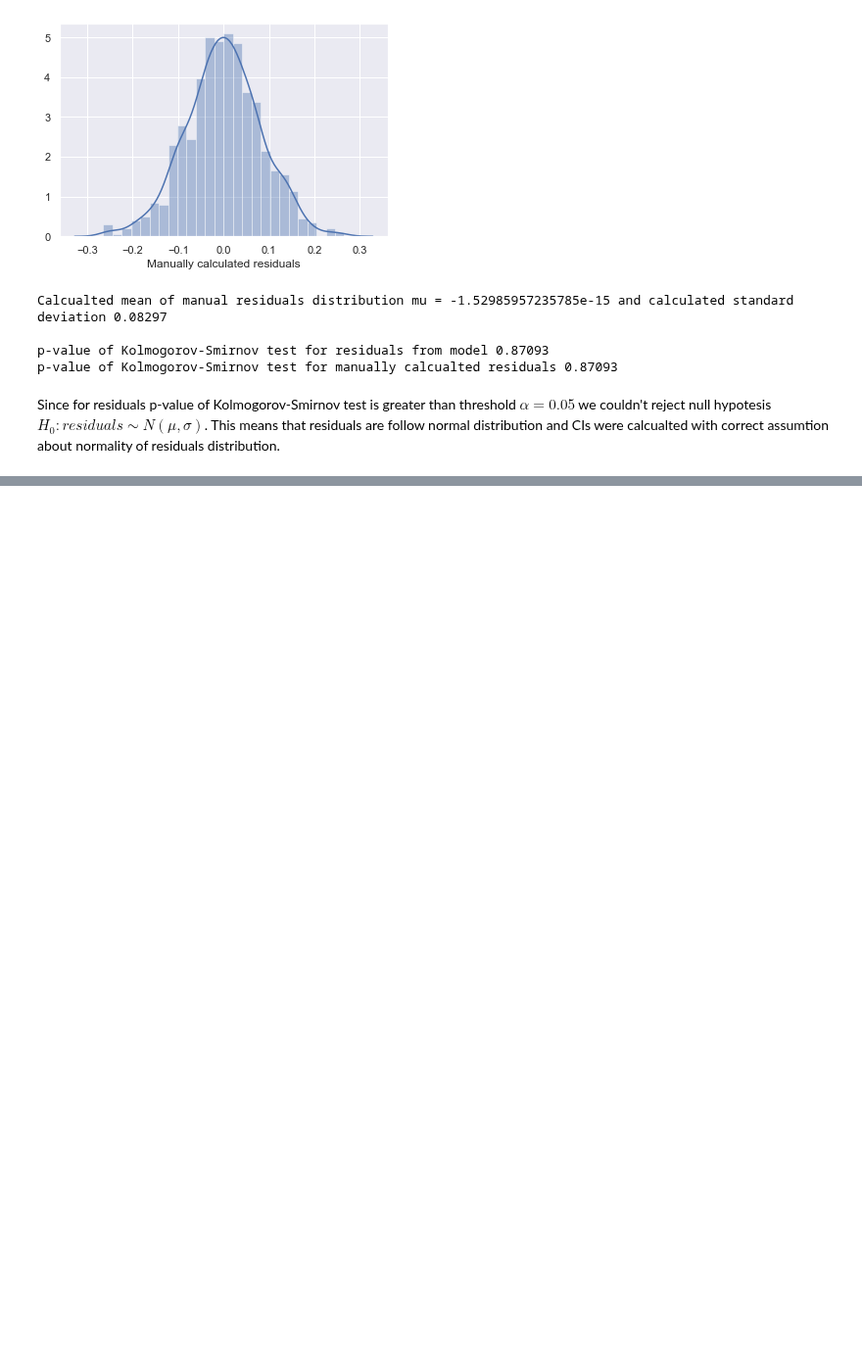
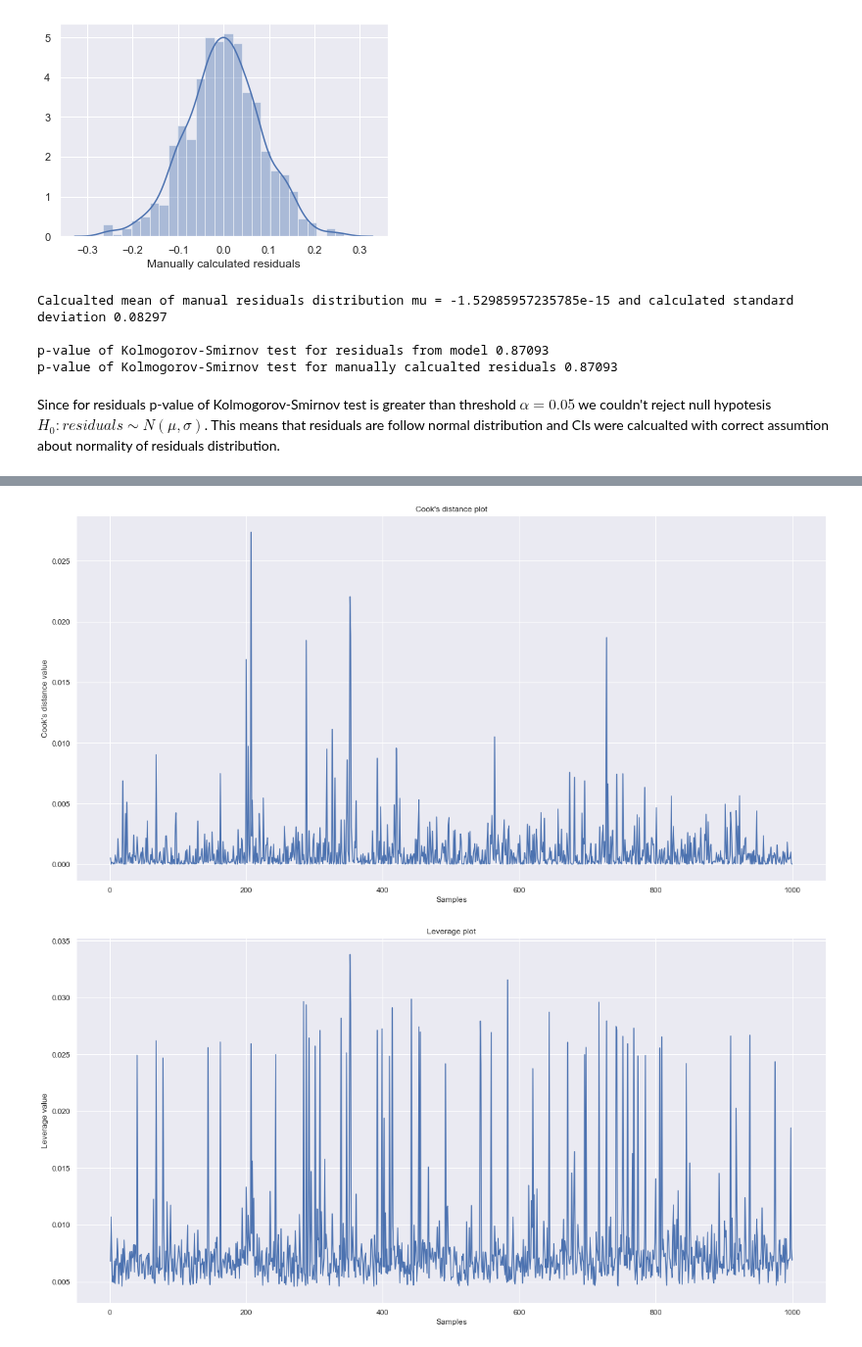
Before and after one commit to kai-wren/Statistic, a Jupyter notebook: Assignment 2.ipynb, the cells around one changed output, grey strips where cells are left out. Shown at 98% size. Saved outputs shown, nothing was run; the diff lists cells and outputs as text; code cells hidden in the pictures; blank space fills up the shorter version.

```diff
--- a/Assignment 2.ipynb
+++ b/Assignment 2.ipynb
@@ -461,0 +469,5 @@ result.bic
+# %%
+X = best_model.drop('longmon', axis=1).copy() #performing simple regression for optimal model found
+X = sm.add_constant(X)
+best_model_res = sm.OLS(best_model['longmon'] , X).fit()
+best_model_res.summary()
@@ -461,0 +504,20 @@ result.bic
+# %%
+influence = best_model_res.get_influence() #calculating Cook`s distance to identify outliers in data
+inf_summary = influence.summary_frame()
+
+plt.figure(figsize=(20,10))
+sb.lineplot(x=np.arange(1, inf_summary['cooks_d'].size+1, 1), y=inf_summary['cooks_d'])
+plt.title("Cook\'s distance plot")
+plt.ylabel("Cook\'s distance value")
+plt.xlabel("Samples")
+plt.show()
+
+plt.figure(figsize=(20,10))
+sb.lineplot(x=np.arange(1, inf_summary['hat_diag'].size+1, 1), y=inf_summary['hat_diag'])
+plt.title("Leverage plot")
+plt.ylabel("Leverage value")
+plt.xlabel("Samples")
+plt.show()
+# %% [output]
+[figure, added]
+[figure, added]
```
Also changed, not shown: parts of 15 cells of this notebook.
